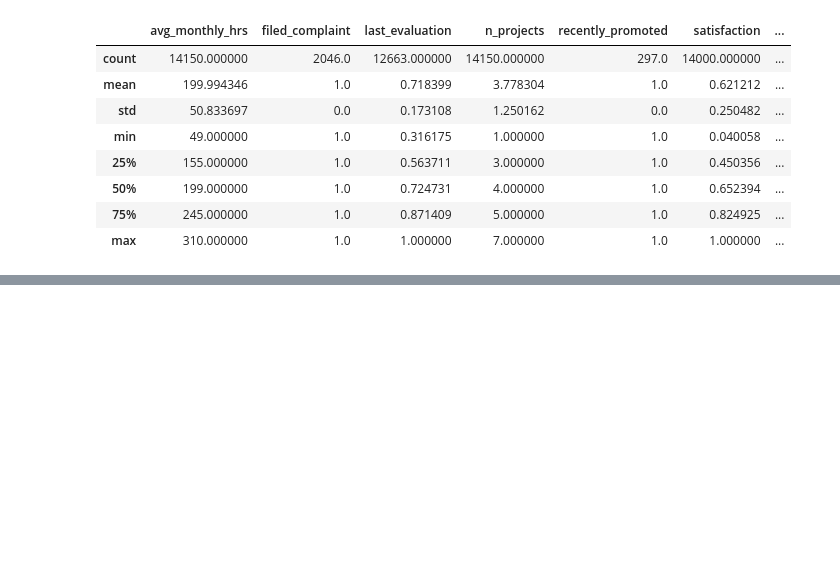
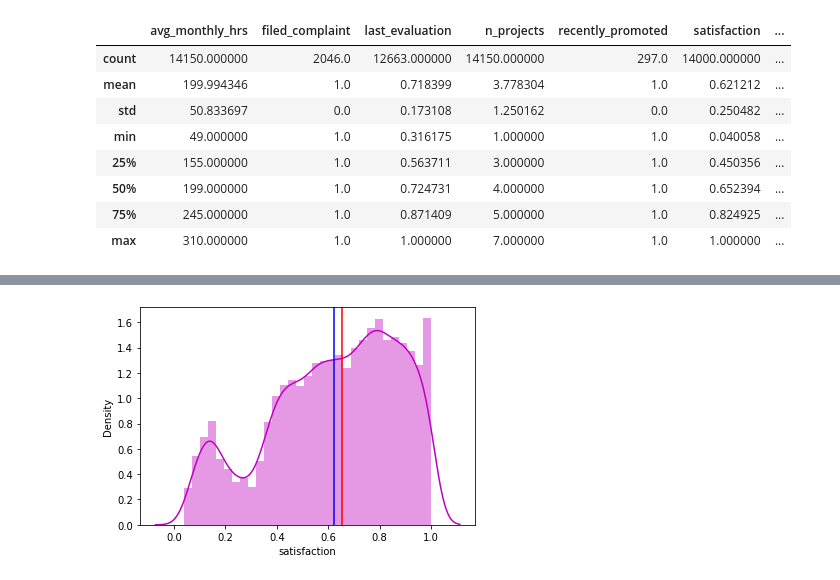
Before and after one commit to bhupeshmahara/INSAID-GCD-Capstone, a Jupyter notebook: 1005_GCD_Capstone_Project_Bhupesh.ipynb, the cells around one changed output, grey strips where cells are left out. Saved outputs shown, nothing was run; the diff lists cells and outputs as text; code cells hidden in the pictures; blank space fills up the shorter version.

```diff
--- a/1005_GCD_Capstone_Project_Bhupesh.ipynb
+++ b/1005_GCD_Capstone_Project_Bhupesh.ipynb
@@ -377,0 +483,9 @@ Name: avg_monthly_hrs, dtype: float64
+# %%
+# Is my data normally distributed for satisfaction column ?
+
+sns.distplot(df_final.satisfaction, color='m')
+plt.axvline(df_final.satisfaction.mean(), color='b')
+plt.axvline(df_final.satisfaction.median(), color='r')
+plt.show()
+# %% [output]
+[figure, added]
```
Also changed, not shown: parts of 40 cells of this notebook.
